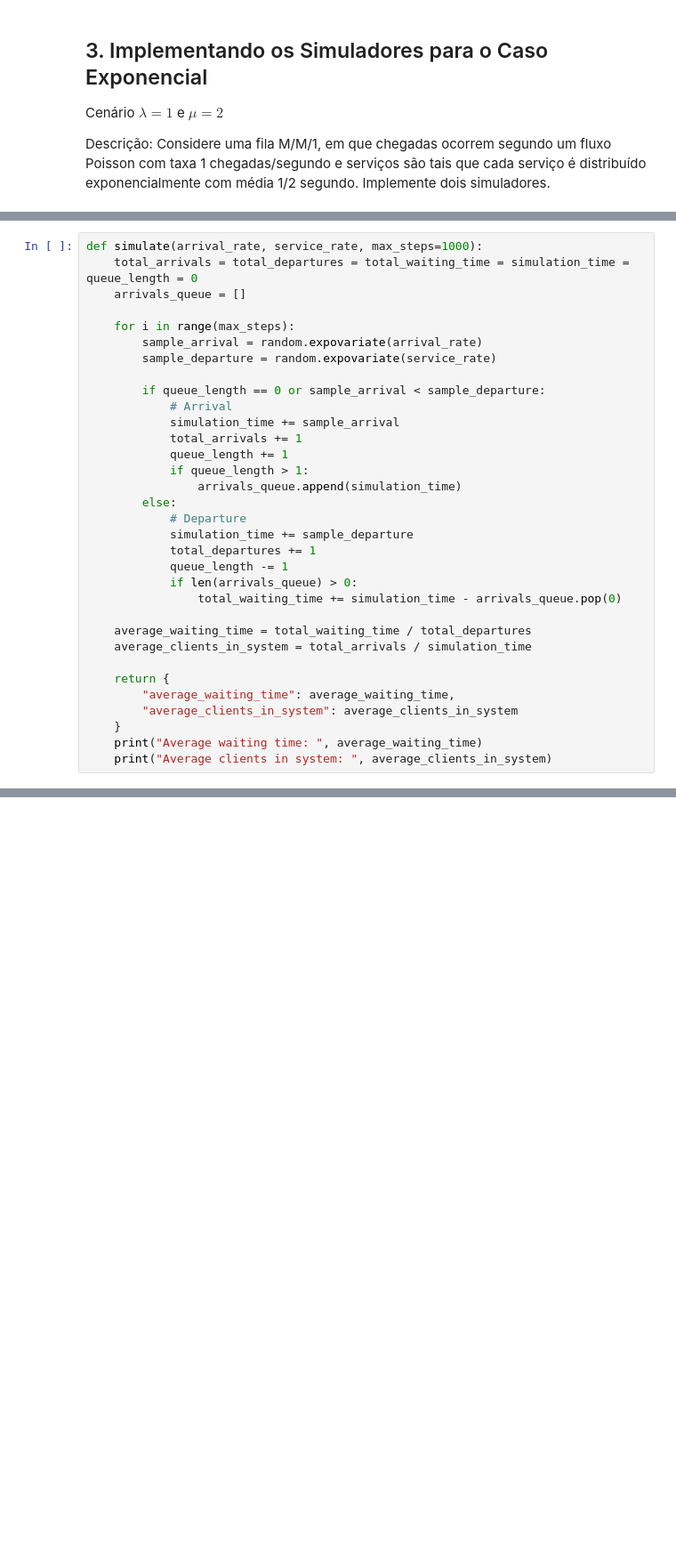
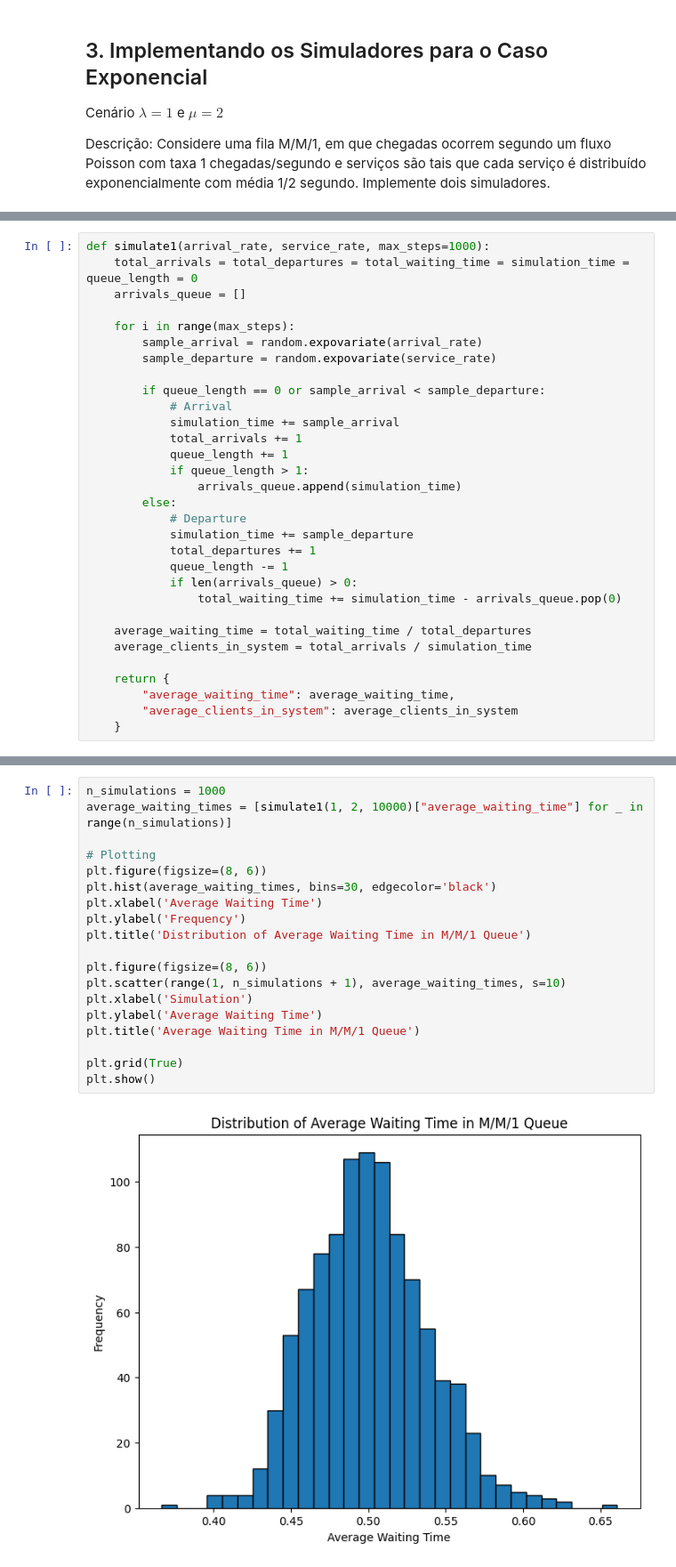
Before and after one commit to EduardoMeloC/AvaliacaoDesempenho, a Jupyter notebook: Trabalho1/Filas_MM1.ipynb, the cells around one changed output, grey strips where cells are left out. Shown at 89% size. Drawn from its saved outputs; the diff is of its cells as text; blank space fills up the shorter version.

Commit message:
Trabalho 1 - Simulação com plots

```diff
--- a/Trabalho1/Filas_MM1.ipynb
+++ b/Trabalho1/Filas_MM1.ipynb
@@ -9,5 +11,5 @@ import random
 # %%
-def simulate(arrival_rate, service_rate, max_steps=1000):
+def simulate1(arrival_rate, service_rate, max_steps=1000):
     total_arrivals = total_departures = total_waiting_time = simulation_time = queue_length = 0
     arrivals_queue = []
 
@@ -37,6 +39,4 @@ def simulate(arrival_rate, service_rate, max_steps=1000):
         "average_waiting_time": average_waiting_time,
         "average_clients_in_system": average_clients_in_system
     }
-    print("Average waiting time: ", average_waiting_time)
-    print("Average clients in system: ", average_clients_in_system)
 # %%
@@ -46,0 +47,21 @@ simulate(1, 2, 1000)
+# %%
+n_simulations = 1000
+average_waiting_times = [simulate1(1, 2, 10000)["average_waiting_time"] for _ in range(n_simulations)]
+
+# Plotting
+plt.figure(figsize=(8, 6))
+plt.hist(average_waiting_times, bins=30, edgecolor='black')
+plt.xlabel('Average Waiting Time')
+plt.ylabel('Frequency')
+plt.title('Distribution of Average Waiting Time in M/M/1 Queue')
+
+plt.figure(figsize=(8, 6))
+plt.scatter(range(1, n_simulations + 1), average_waiting_times, s=10)
+plt.xlabel('Simulation')
+plt.ylabel('Average Waiting Time')
+plt.title('Average Waiting Time in M/M/1 Queue')
+
+plt.grid(True)
+plt.show()
+# %% [output]
+[figure, added]
```
Also changed, not shown: parts of 6 cells of this notebook.
